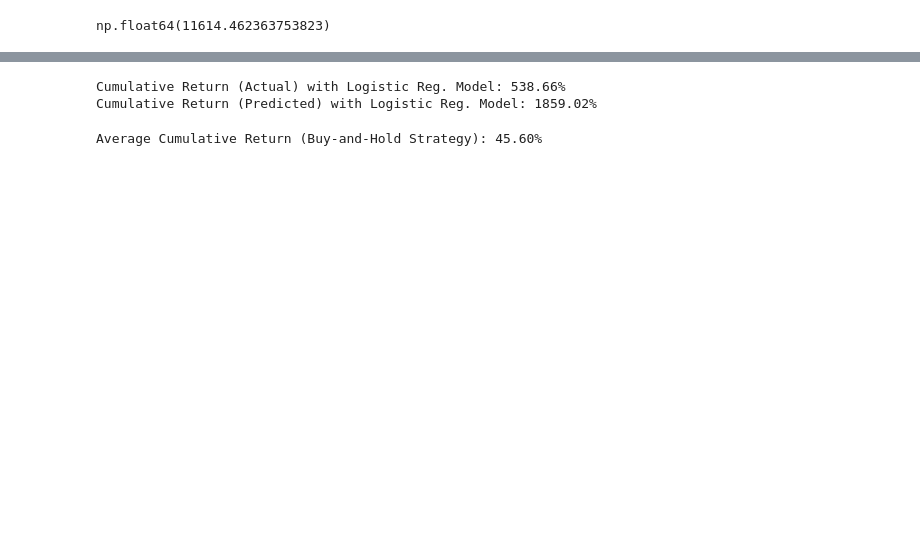
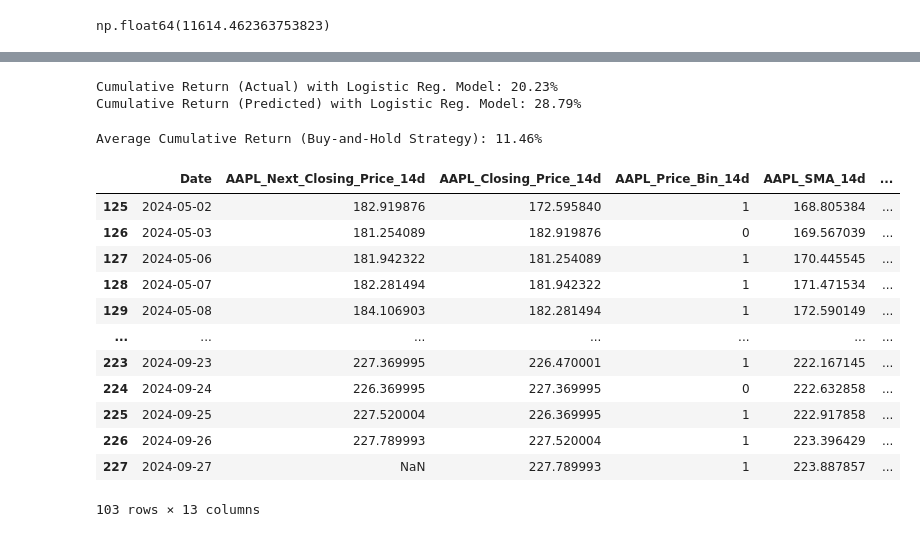
Before and after one commit to rishabhtyagi989/SIGNS_2024, a Jupyter notebook: portfolio_simulation.ipynb, the cells around one changed output, grey strips where cells are left out. Cells and saved outputs as stored; diff of their text form; code cells hidden in the pictures; blank space fills up the shorter version.

```diff
--- a/portfolio_simulation.ipynb
+++ b/portfolio_simulation.ipynb
@@ -1575,8 +1603,3 @@ gb_df_metrics_sma, gb_trained_models_sma = classify_sentiments_vs_metric_as_gb_k
     include_volatility=True,
     metric="sma"
 )
-# %%
-budget = {'GOOG':30000, 'MSFT': 10000, 'NVDA':10000, 'AMZN':30000, 'AAPL':20000}
-total_budget = 100000
-threshold_low = 0.1
-threshold_high = 0.6
@@ -1731,7 +1733,7 @@ for _ in range(100):
     cumulative_return_actual = {}
     cumulative_return_predicted = {}
     # Convert filter_date to datetime64[ns]
-    filter_date_left = pd.to_datetime('2023-11-01')
+    filter_date_left = pd.to_datetime('2024-05-01')
     filter_date_right = pd.to_datetime('2024-11-01')
     for symbol in stock_symbols:
         features = [f"{symbol}_Balanced_Avg_News_Sentiment_14d",
@@ -1743,10 +1745,10 @@ for _ in range(100):
             f'{symbol}_Trend_{interval_days}d'
         ]
         # Ensure the Date column is in datetime64[ns] format
-        results[symbol]['Date'] = pd.to_datetime(results[symbol]['Date'])
+        results_for_models[symbol]['Date'] = pd.to_datetime(results_for_models[symbol]['Date'])
 
         # Perform the comparison
-        data = results[symbol][(results[symbol]['Date'] > filter_date_left) & (results[symbol]['Date'] < filter_date_right)]
+        data = results_for_models[symbol][(results_for_models[symbol]['Date'] > filter_date_left) & (results_for_models[symbol]['Date'] < filter_date_right)]
 
         probabilities_sma = predict_probability_with_model(symbol, data, xgb_trained_models_sma, features)
         sma_predictions = predict_with_model(symbol, data, xgb_models_output_sma['models'], features)
@@ -1764,20 +1766,18 @@ for _ in range(100):
         closing_price_predictions += np.random.normal(0, np.sqrt(mses_closing_price),len(closing_price_predictions))
         sma_predictions += np.random.normal(0, np.sqrt(mses_sma),len(closing_price_predictions))
 
-        # Trading logic
-        for day in range(len(stock_data) - 1):
-            if day + 1 >= len(closing_price_predictions) or day + 1 >= len(sma_predictions):
-                break
+        for day in range(len(data) - 1):
 
             # Actual closing price
             actual_closing_next = data[f'{symbol}_Next_Closing_Price_{interval_days}d'].iloc[day]
+            actual_closing = data[f'{symbol}_Closing_Price_{interval_days}d'].iloc[day]
 
             # Predicted next price
             predicted_price_next = closing_price_predictions[day + 1]
             sma_predictions_next = sma_predictions[day+1]
 
             # Position sizing with cap
-            k = 100*(accuracy_sma / np.sqrt(mses_sma+mses_closing_price))
+            k = 1500*(accuracy_sma / np.sqrt(mses_sma+mses_closing_price))
             position =  k*abs(predicted_price_next-sma_predictions_next)
             position_size = position*predicted_price_next
 
@@ -1785,12 +1785,12 @@ for _ in range(100):
             if probabilities_sma[day + 1] > threshold_high:  # Buy
                 if cash >= position_size:
                     cash -= position_size
-                    positions += position
+                    positions += position_size/actual_closing
 
             if probabilities_sma[day + 1] < threshold_low: # Sell
                 if positions > 0:
                     cash += position_size
-                    positions -= position
+                    positions -= position_size/actual_closing
 
             # Portfolio values
             predicted_portfolio_value = cash + (positions * predicted_price_next)
@@ -1814,7 +1814,7 @@ Cumulative Return (Predicted) with XGB Model: 761.66%
 # %%
 log_reg_models_output_sma = fit_sentiments_vs_metric_as_mlr_kfold(
     stock_symbols=stock_symbols,
-    results=results_for_models,
+    results=results,
     interval_days=interval_days,
     metric="sma",
     include_volume=True,
@@ -1825,7 +1825,7 @@ log_reg_models_output_sma = fit_sentiments_vs_metric_as_mlr_kfold(
     include_volatility=True, include_trend=True)
 log_reg_models_output_closing_price = fit_sentiments_vs_metric_as_mlr_kfold(
     stock_symbols=stock_symbols,
-    results=results_for_models,
+    results=results,
     interval_days=interval_days,
     metric='closing_price',
     include_volume=True,
@@ -1836,7 +1836,7 @@ log_reg_models_output_closing_price = fit_sentiments_vs_metric_as_mlr_kfold(
     include_volatility=True, include_trend=True)
 log_reg_df_metrics_sma, log_reg_trained_models_sma = classify_sentiments_vs_metric_as_log_reg(
     stock_symbols=stock_symbols,
-    results=results_for_models,
+    results=results,
     interval_days=interval_days,
     metric='sma',
     include_volume=True,
@@ -1860,7 +1860,7 @@ for _ in range(100):
     cumulative_return_actual = {}
     cumulative_return_predicted = {}
     # Convert filter_date to datetime64[ns]
-    filter_date_left = pd.to_datetime('2023-11-01')
+    filter_date_left = pd.to_datetime('2024-05-01')
     filter_date_right = pd.to_datetime('2024-11-01')
     for i, symbol in enumerate(stock_symbols):
         features = [f"{symbol}_Balanced_Avg_News_Sentiment_14d",
@@ -1894,19 +1894,18 @@ for _ in range(100):
         sma_predictions += np.random.normal(0, np.sqrt(mses_sma),len(closing_price_predictions))
 
         # Trading logic
-        for day in range(len(stock_data) - 1):
-            if day + 1 >= len(closing_price_predictions) or day + 1 >= len(sma_predictions):
-                break
+        for day in range(len(data) - 1):
 
             # Actual closing price
             actual_closing_next = data[f'{symbol}_Next_Closing_Price_{interval_days}d'].iloc[day]
+            actual_closing = data[f'{symbol}_Closing_Price_{interval_days}d'].iloc[day]
 
             # Predicted next price
             predicted_price_next = closing_price_predictions[day + 1]
             sma_predictions_next = sma_predictions[day+1]
 
             # Position sizing with cap
-            k = 100*(accuracy_sma / np.sqrt(mses_sma+mses_closing_price))
+            k = 1500*(accuracy_sma / np.sqrt(mses_sma+mses_closing_price))
             position =  k*abs(predicted_price_next-sma_predictions_next)
             position_size = position*predicted_price_next
 
@@ -1914,12 +1913,13 @@ for _ in range(100):
             if probabilities_sma[day + 1] > threshold_high:  # Buy
                 if cash >= position_size:
                     cash -= position_size
-                    positions += position
+                    positions += position_size/actual_closing
 
             if probabilities_sma[day + 1] < threshold_low: # Sell
                 if positions > 0:
                     cash += position_size
-                    positions -= position
+                    positions -= position_size/actual_closing
+
 
             # Portfolio values
             predicted_portfolio_value = cash + (positions * predicted_price_next)
@@ -1938,8 +1938,8 @@ for _ in range(100):
 print(f"Cumulative Return (Actual) with Logistic Reg. Model: {sum(total_returns_predicted)/len(total_returns_predicted):.2%}")
 print(f"Cumulative Return (Predicted) with Logistic Reg. Model: {sum(total_returns_actual)/len(total_returns_predicted):.2%}")
 # %% [output]
-Cumulative Return (Actual) with Logistic Reg. Model: 538.66%
-Cumulative Return (Predicted) with Logistic Reg. Model: 1859.02%
+Cumulative Return (Actual) with Logistic Reg. Model: 20.23%
+Cumulative Return (Predicted) with Logistic Reg. Model: 28.79%
 # %%
 cumulative_return_actual = {}
 
@@ -1951,7 +1951,7 @@ for symbol in stock_symbols:
     df_stock_data_dict['Date'] = pd.to_datetime(df_stock_data_dict['Date'])
 
     # Define date range
-    filter_date_left = pd.to_datetime('2023-11-01')
+    filter_date_left = pd.to_datetime('2024-05-01')
     filter_date_right = pd.to_datetime('2024-11-01')
 
     stock_data = df_stock_data_dict[
@@ -1980,4 +1980,20 @@ total_returns_actual = sum(cumulative_return_actual[key] * budget[key] for key i
 # Output results
 print(f"Average Cumulative Return (Buy-and-Hold Strategy): {total_returns_actual:.2%}")
 # %% [output]
-Average Cumulative Return (Buy-and-Hold Strategy): 45.60%
+Average Cumulative Return (Buy-and-Hold Strategy): 11.46%
+# %%
+data
+# %% [output]
+|  | Date | AAPL_Next_Closing_Price_14d | AAPL_Closing_Price_14d | AAPL_Price_Bin_14d | AAPL_SMA_14d | ... |
+| 125 | 2024-05-02 | 182.919876 | 172.595840 | 1 | 168.805384 | ... |
+| 126 | 2024-05-03 | 181.254089 | 182.919876 | 0 | 169.567039 | ... |
+| 127 | 2024-05-06 | 181.942322 | 181.254089 | 1 | 170.445545 | ... |
+| 128 | 2024-05-07 | 182.281494 | 181.942322 | 1 | 171.471534 | ... |
+| 129 | 2024-05-08 | 184.106903 | 182.281494 | 1 | 172.590149 | ... |
+| ... | ... | ... | ... | ... | ... | ... |
+| 223 | 2024-09-23 | 227.369995 | 226.470001 | 1 | 222.167145 | ... |
+| 224 | 2024-09-24 | 226.369995 | 227.369995 | 0 | 222.632858 | ... |
+| 225 | 2024-09-25 | 227.520004 | 226.369995 | 1 | 222.917858 | ... |
+| 226 | 2024-09-26 | 227.789993 | 227.520004 | 1 | 223.396429 | ... |
+| 227 | 2024-09-27 | NaN | 227.789993 | 1 | 223.887857 | ... |
+103 rows × 13 columns
```
Also changed, not shown: parts of 10 cells of this notebook.
